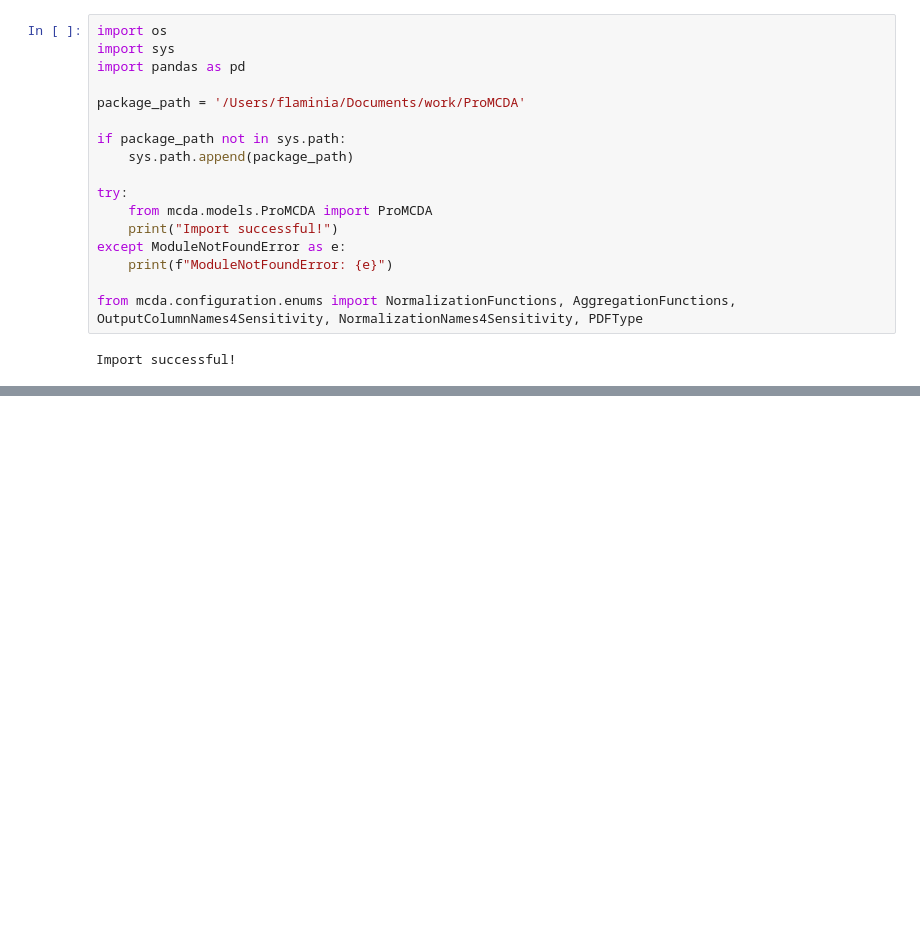
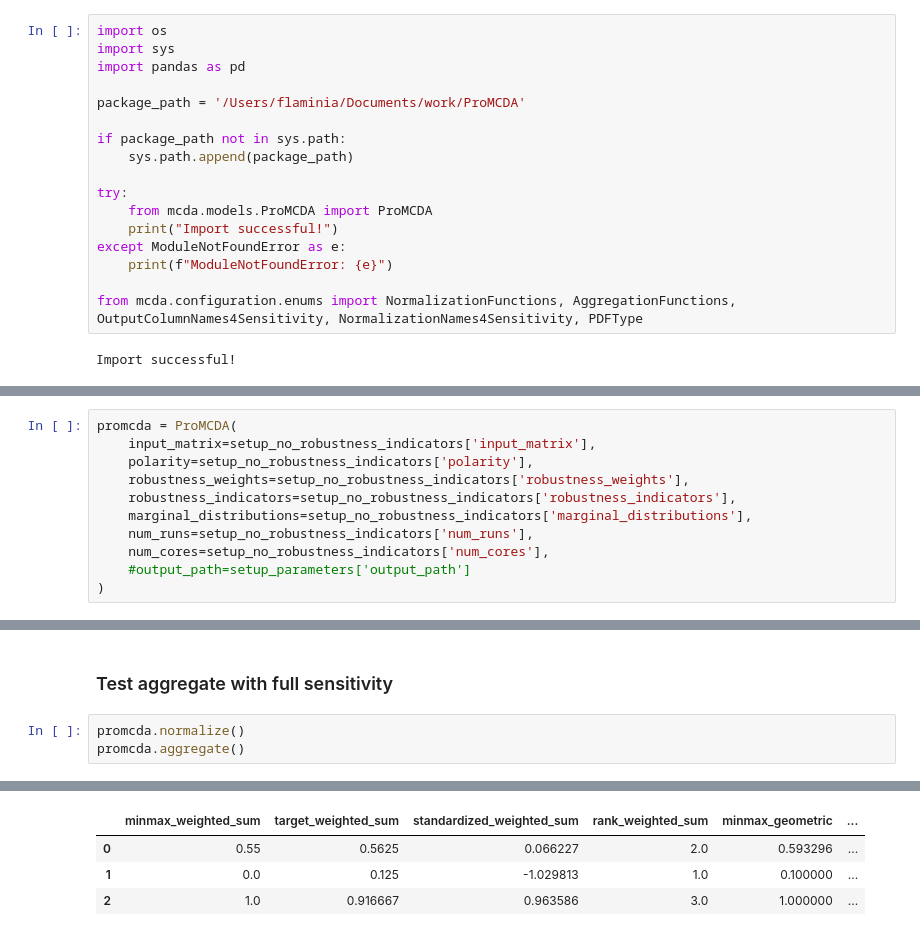
Before and after one commit to wetransform-os/ProMCDA, a Jupyter notebook: demo_in_notebook/use_promcda_library.ipynb, the cells around one changed output, grey strips where cells are left out. Saved outputs shown, nothing was run; the diff lists cells and outputs as text; blank space fills up the shorter version.

Commit message:
update notebook with end to end tests

```diff
--- a/demo_in_notebook/use_promcda_library.ipynb
+++ b/demo_in_notebook/use_promcda_library.ipynb
@@ -91,0 +134,11 @@ setup_parameters
+# %%
+promcda = ProMCDA(
+    input_matrix=setup_no_robustness_indicators['input_matrix'],
+    polarity=setup_no_robustness_indicators['polarity'],
+    robustness_weights=setup_no_robustness_indicators['robustness_weights'],
+    robustness_indicators=setup_no_robustness_indicators['robustness_indicators'],
+    marginal_distributions=setup_no_robustness_indicators['marginal_distributions'],
+    num_runs=setup_no_robustness_indicators['num_runs'],
+    num_cores=setup_no_robustness_indicators['num_cores'],
+    #output_path=setup_parameters['output_path']
+)
@@ -91,0 +165,6 @@ setup_parameters
+# %% [markdown]
+### Test aggregate with full sensitivity
+# %%
+promcda.normalize()
+promcda.aggregate()
+# %% [output]
@@ -91,0 +176,4 @@ setup_parameters
+|  | minmax_weighted_sum | target_weighted_sum | standardized_weighted_sum | rank_weighted_sum | minmax_geometric | ... |
+| 0 | 0.55 | 0.5625 | 0.066227 | 2.0 | 0.593296 | ... |
+| 1 | 0.0 | 0.125 | -1.029813 | 1.0 | 0.100000 | ... |
+| 2 | 1.0 | 0.916667 | 0.963586 | 3.0 | 1.000000 | ... |
```
Also changed, not shown: parts of 27 cells of this notebook.
